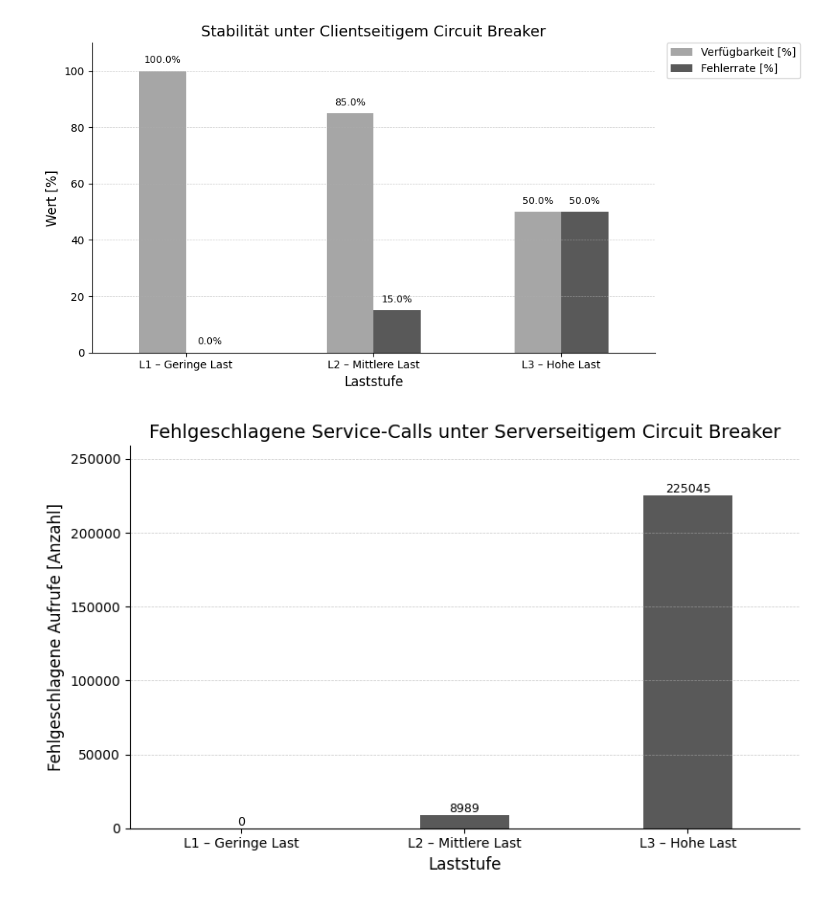
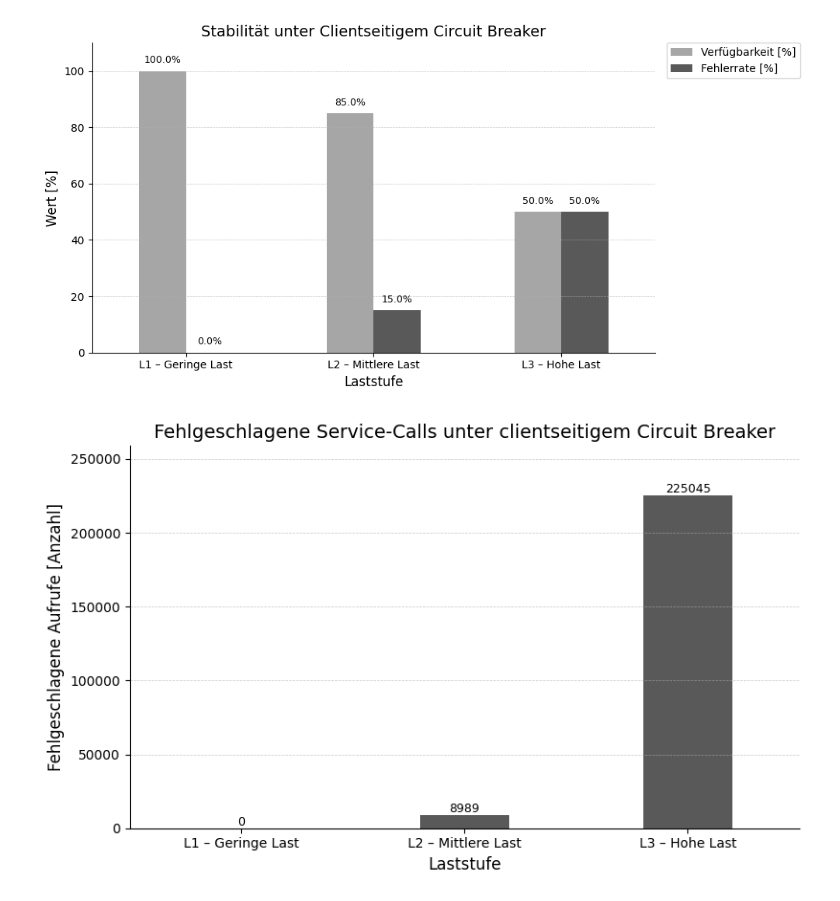
Before and after one commit to semmel92/BA_REIHS_PROJECT, a Jupyter notebook: BA_Notebook/cilentCircuitBreaker.ipynb, the cells around one changed output. Saved outputs shown, nothing was run; the diff lists cells and outputs as text; code cells hidden in the pictures.

```diff
--- a/BA_Notebook/cilentCircuitBreaker.ipynb
+++ b/BA_Notebook/cilentCircuitBreaker.ipynb
@@ -378,7 +378,7 @@ annotate_bars(bars_fail, fehler)
 
 ax.set_xlabel("Laststufe und Service", fontsize=12)
 ax.set_ylabel("Wert [%]", fontsize=12)
-ax.set_title("Stabilität nach Service und Laststufe", fontsize=14)
+ax.set_title("Verfügbarkeit Backend-A & Backend-B unter clientseitigem Circuit Breaker", fontsize=14)
 
 ax.set_xticks(data_x)
 ax.set_xticklabels(labels_x, rotation=45, ha='right')
@@ -495,35 +495,35 @@ ax = fig.add_subplot()
 bars = ax.bar(data_x, anzahl, width=width, color="#595959")
 
 # Balkenbeschriftung (inkl. 0 als "Ausfall")
 for i, bar in enumerate(bars):
     height = bar.get_height()
     label = f"{int(height)}"
     ax.text(bar.get_x() + bar.get_width() / 2, height + 30 if height > 0 else 30,
             label, ha='center', va='bottom', fontsize=9)
 
 # Achsentitel & Diagrammtitel
 ax.set_xlabel("Laststufe", fontsize=12)
 ax.set_ylabel("Fehlgeschlagene Aufrufe [Anzahl]", fontsize=12)
-ax.set_title("Fehlgeschlagene Service-Calls unter Serverseitigem Circuit Breaker", fontsize=14)
+ax.set_title("Fehlgeschlagene Service-Calls unter clientseitigem Circuit Breaker", fontsize=14)
 
 # Achsen-Formatierung
 ax.set_xticks(data_x)
 ax.set_xticklabels(labels_x)
 ax.tick_params(axis='both', labelsize=10)
 
 # Gitter und Layout
 ax.grid(axis='y', linestyle='--', linewidth=0.5, alpha=0.7)
 for spine in ['top', 'right']:
     ax.spines[spine].set_visible(False)
 
 ax.set_ylim(0, max(anzahl) * 1.15 if max(anzahl) > 0 else 100)
 ax.set_xlim(-0.5, len(labels_x) - 0.5)
 
 plt.tight_layout()
 plt.subplots_adjust(right=0.8)
 plt.show()
 # %% [output]
-[figure, old version]
+[figure, new version]
 # %%
 import matplotlib.pyplot as plt
 import numpy as np
```
Also changed, not shown: parts of 4 cells of this notebook, 2 other files.
